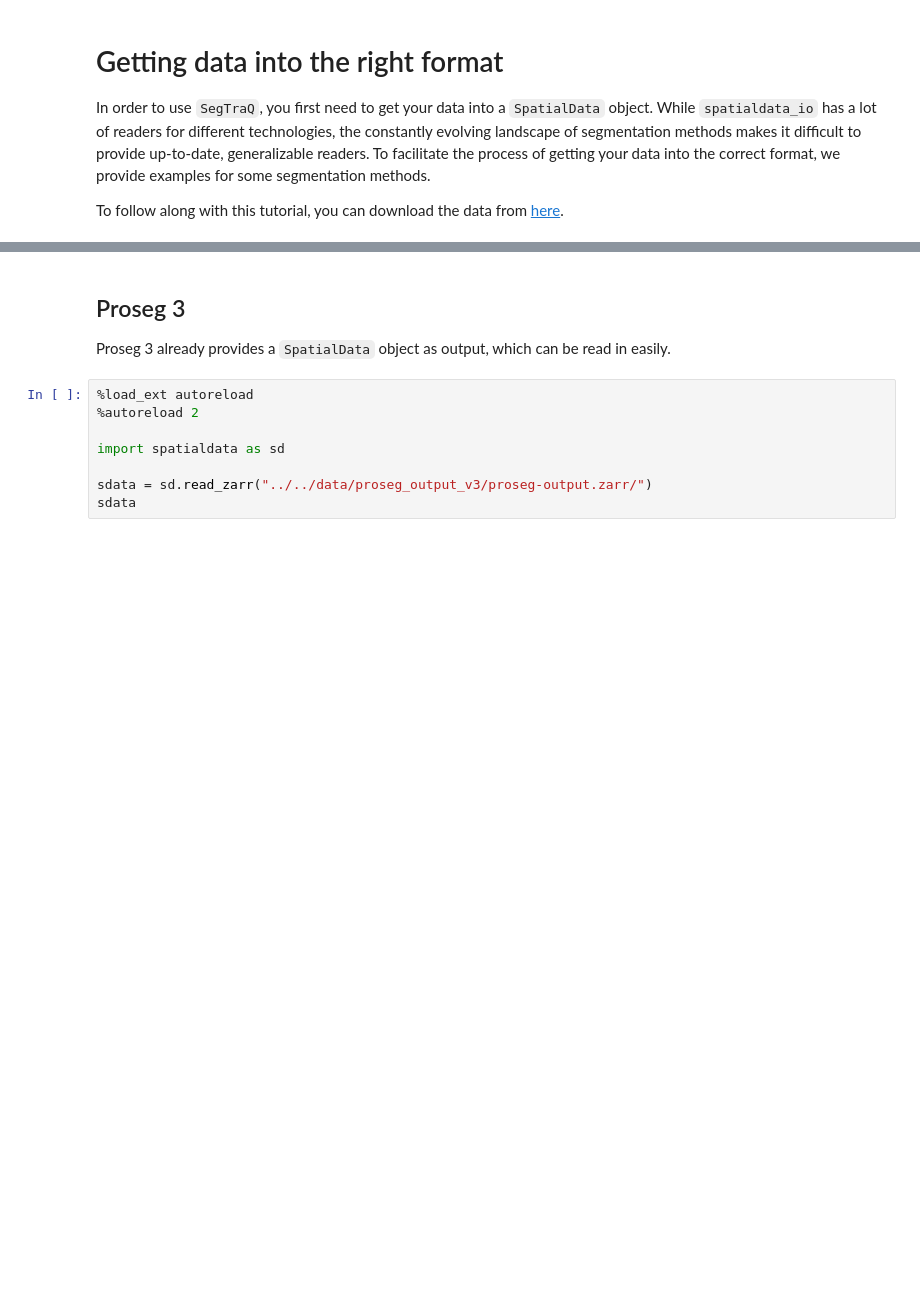
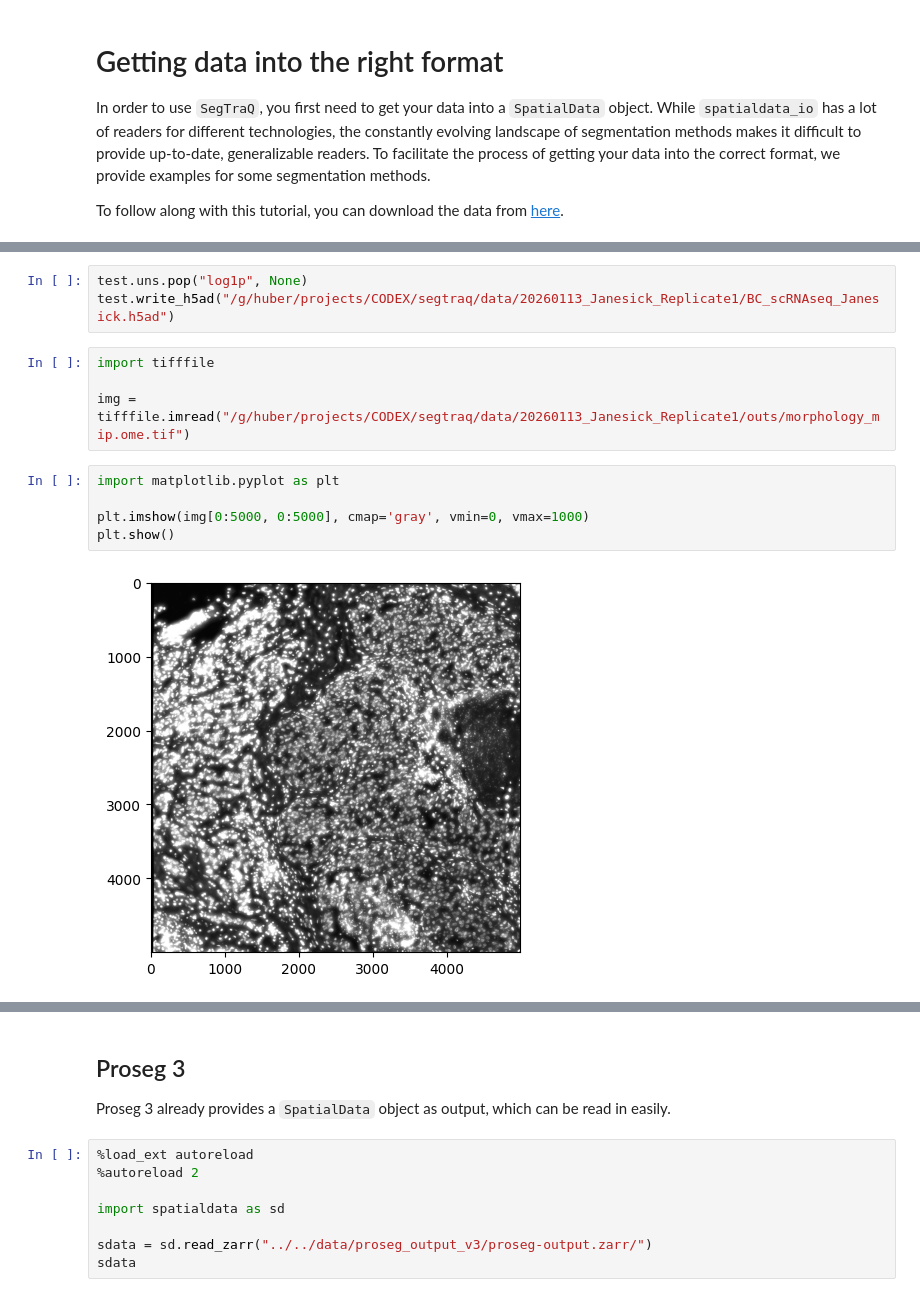
Before and after one commit to LazDaria/SegTraQ, a Jupyter notebook: docs/notebooks/io.ipynb, the cells around one changed output, grey strips where cells are left out. Saved outputs shown, nothing was run; the diff lists cells and outputs as text; blank space fills up the shorter version.

Commit message:
Rerunning segmentations on Janesick data.

```diff
--- a/docs/notebooks/io.ipynb
+++ b/docs/notebooks/io.ipynb
@@ -6,0 +39,14 @@ To follow along with this tutorial, you can download the data from [here](https:
+# %%
+test.uns.pop("log1p", None)
+test.write_h5ad("/g/huber/projects/CODEX/segtraq/data/20260113_Janesick_Replicate1/BC_scRNAseq_Janesick.h5ad")
+# %%
+import tifffile
+
+img = tifffile.imread("/g/huber/projects/CODEX/segtraq/data/20260113_Janesick_Replicate1/outs/morphology_mip.ome.tif")
+# %%
+import matplotlib.pyplot as plt
+
+plt.imshow(img[0:5000, 0:5000], cmap='gray', vmin=0, vmax=1000)
+plt.show()
+# %% [output]
+[figure, added]
```
Also changed, not shown: parts of 22 cells of this notebook.
